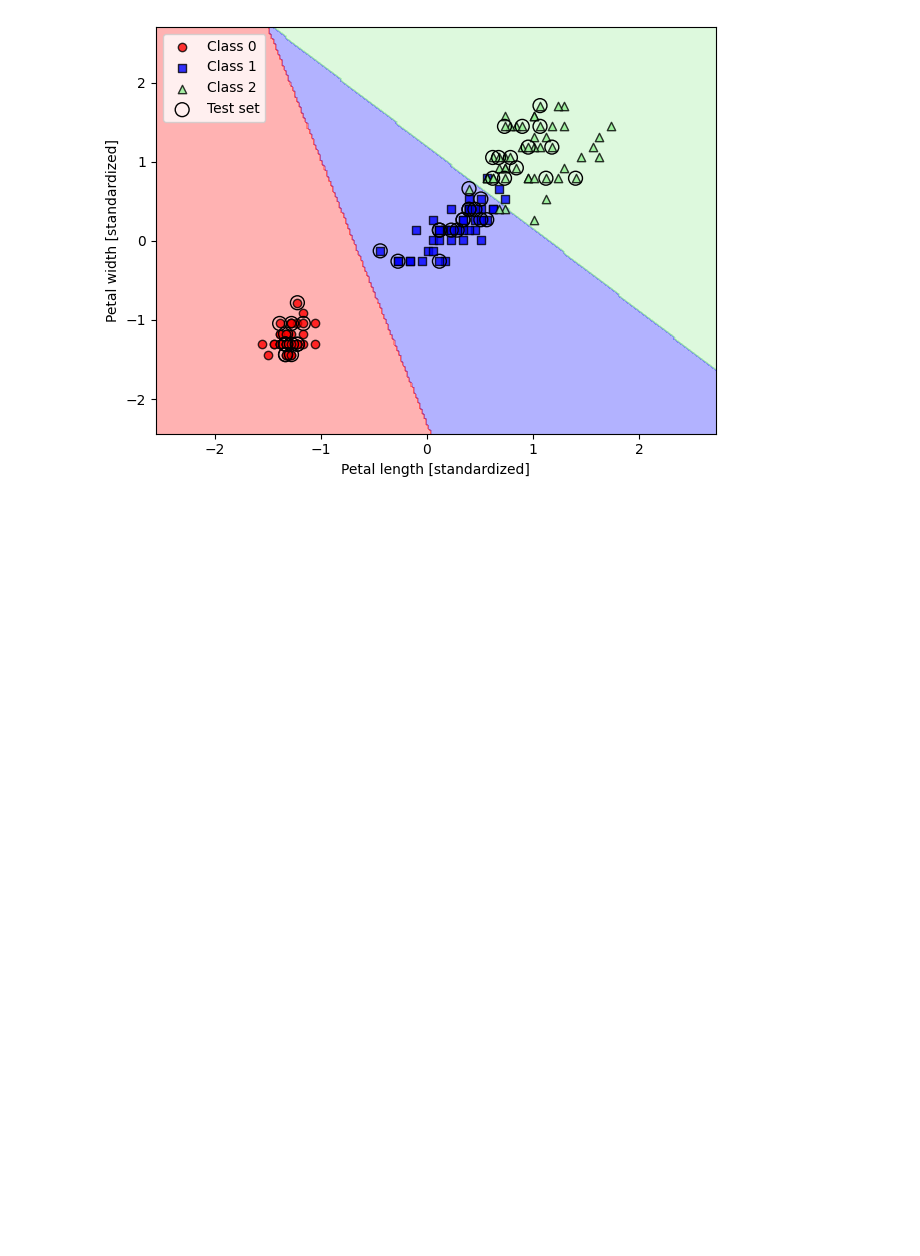
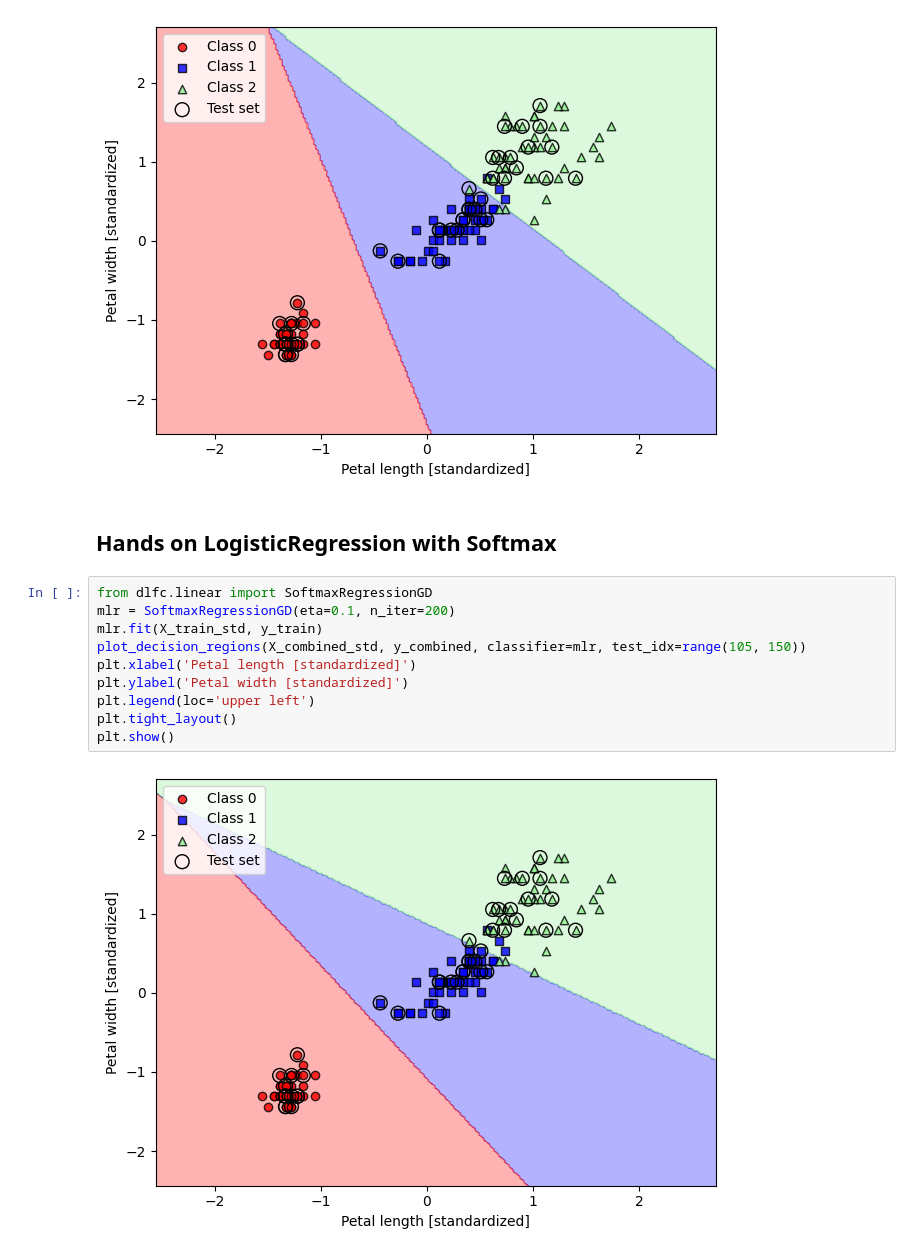
Before and after one commit to RalphExp/MachineLearning, a Jupyter notebook: DLFC/Application/ch03.ipynb, the cells around one changed output. Saved outputs shown, nothing was run; the diff lists cells and outputs as text; blank space fills up the shorter version.

Commit message:
Multiclass LR with softmax

```diff
--- a/DLFC/Application/ch03.ipynb
+++ b/DLFC/Application/ch03.ipynb
@@ -107,3 +107,17 @@ plt.tight_layout()
 plt.show()
 # %% [output]
 [figure]
+# %% [markdown]
+## Hands on LogisticRegression with Softmax
+# %%
+from dlfc.linear import SoftmaxRegressionGD
+mlr = SoftmaxRegressionGD(eta=0.1, n_iter=200)
+mlr.fit(X_train_std, y_train)
+plot_decision_regions(X_combined_std, y_combined, classifier=mlr, test_idx=range(105, 150))
+plt.xlabel('Petal length [standardized]')
+plt.ylabel('Petal width [standardized]')
+plt.legend(loc='upper left')
+plt.tight_layout()
+plt.show()
+# %% [output]
+[figure, added]
```
Also changed, not shown: 1 other file.
